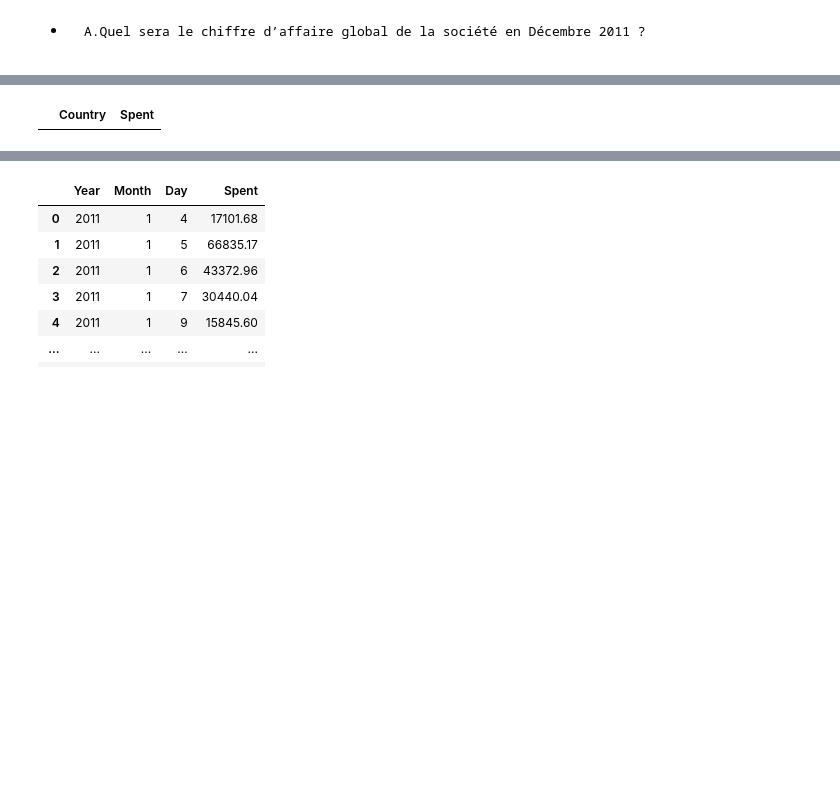
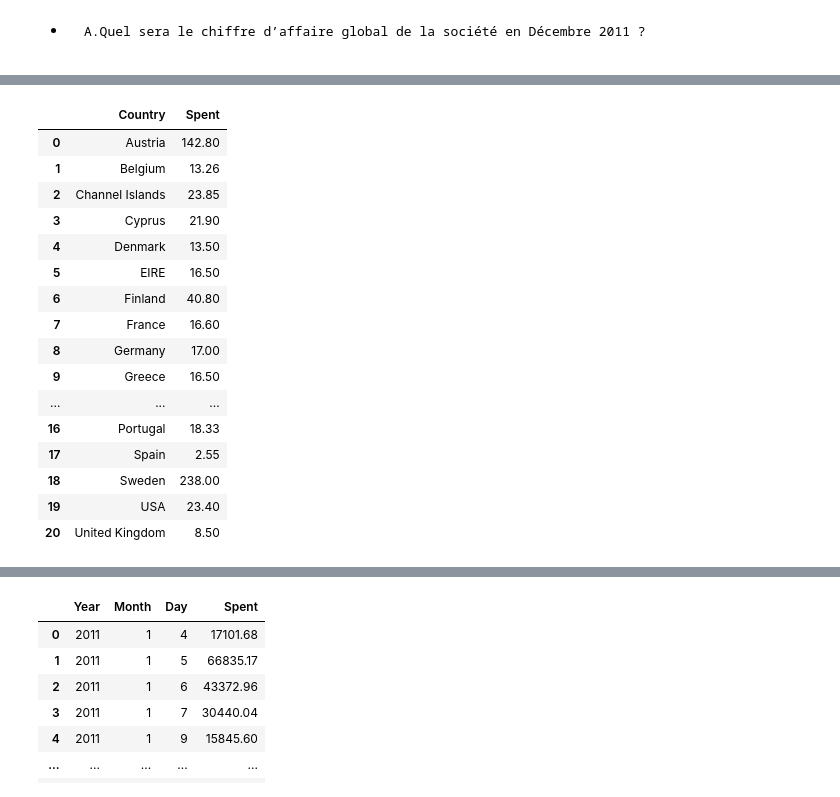
Before and after one commit to bdj-02/Tp2_MachineLearning, a Jupyter notebook: MachineLearning_TP2.ipynb, the cells around one changed output, grey strips where cells are left out. Cells and saved outputs as stored; diff of their text form; code cells hidden in the pictures; blank space fills up the shorter version.

```diff
--- a/MachineLearning_TP2.ipynb
+++ b/MachineLearning_TP2.ipynb
@@ -277,0 +262,2 @@ data_f.head()
+# %%
+data_f = data_f.dropna()
@@ -762,2 +892,3 @@ data_f.head()
 # %%
-data_ca = data_f[ (data_f['Year']==2011) & (data_f['Month']==12)]
+mask_1 = (data_f['Year']==2011)
+mask_1 = data_f[mask_1]
@@ -780,0 +904,2 @@ Mask2
+# %%
+mask_2 = (mask_1[mask_1['Month'] == 12 ])
@@ -781,5 +915,21 @@ Mask2
 # %%
-Mask2.groupby(['Country']).agg({'Spent':'median'}).reset_index()
+mask_2.groupby(['Country']).agg({'Spent':'median'}).reset_index()
 # %% [output]
 |  | Country | Spent |
+| 0 | Austria | 142.80 |
+| 1 | Belgium | 13.26 |
+| 2 | Channel Islands | 23.85 |
+| 3 | Cyprus | 21.90 |
+| 4 | Denmark | 13.50 |
+| 5 | EIRE | 16.50 |
+| 6 | Finland | 40.80 |
+| 7 | France | 16.60 |
+| 8 | Germany | 17.00 |
+| 9 | Greece | 16.50 |
+| ... | ... | ... |
+| 16 | Portugal | 18.33 |
+| 17 | Spain | 2.55 |
+| 18 | Sweden | 238.00 |
+| 19 | USA | 23.40 |
+| 20 | United Kingdom | 8.50 |
 # %%
```
Also changed, not shown: parts of 67 cells of this notebook, 3 other files.
